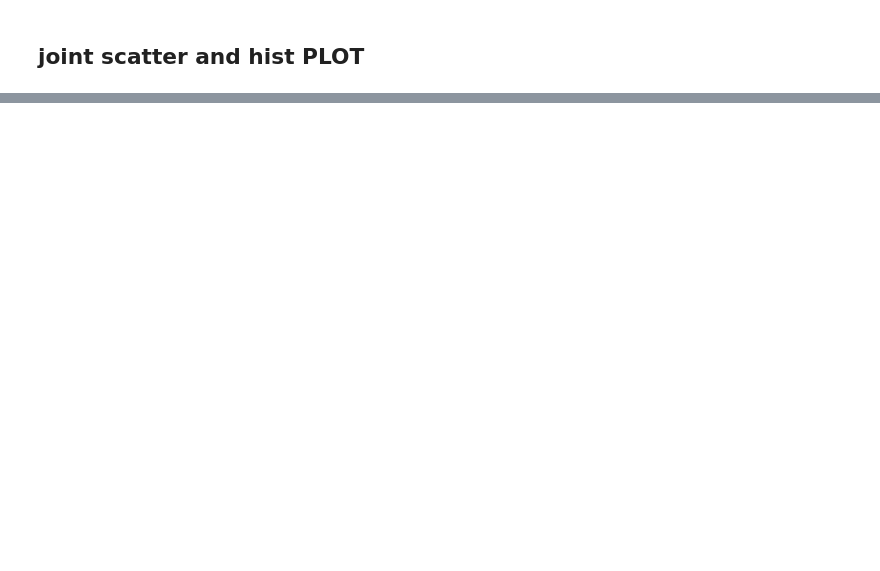
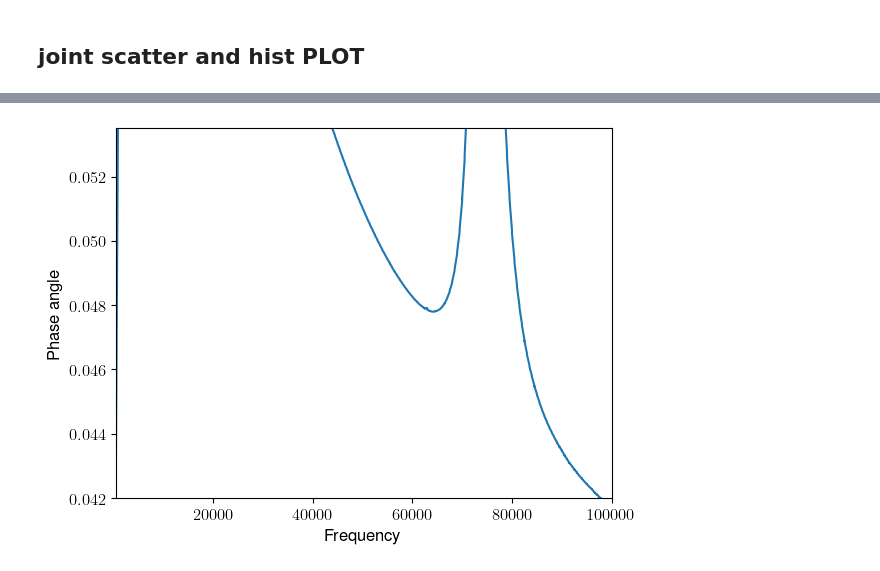
Before and after one commit to vijaypanchalr3/prosus, a Jupyter notebook: src/analysis/plots.ipynb, the cells around one changed output, grey strips where cells are left out. Drawn from its saved outputs; the diff is of its cells as text; code cells hidden in the pictures; blank space fills up the shorter version.

```diff
--- a/src/analysis/plots.ipynb
+++ b/src/analysis/plots.ipynb
@@ -55,0 +98,10 @@ arrays_vo2 = voltage2.arrays
+# %%
+
+plt.xlim(500,100000)
+plt.ylim(.042,.0535)
+plt.xlabel("Frequency")
+plt.ylabel("Phase angle")
+plt.plot(array[0],array[4])
+plt.savefig("phaserel.png",dpi=700)
+# %% [output]
+[figure, added]
```
Also changed, not shown: parts of 4 cells of this notebook, 21 other files.
